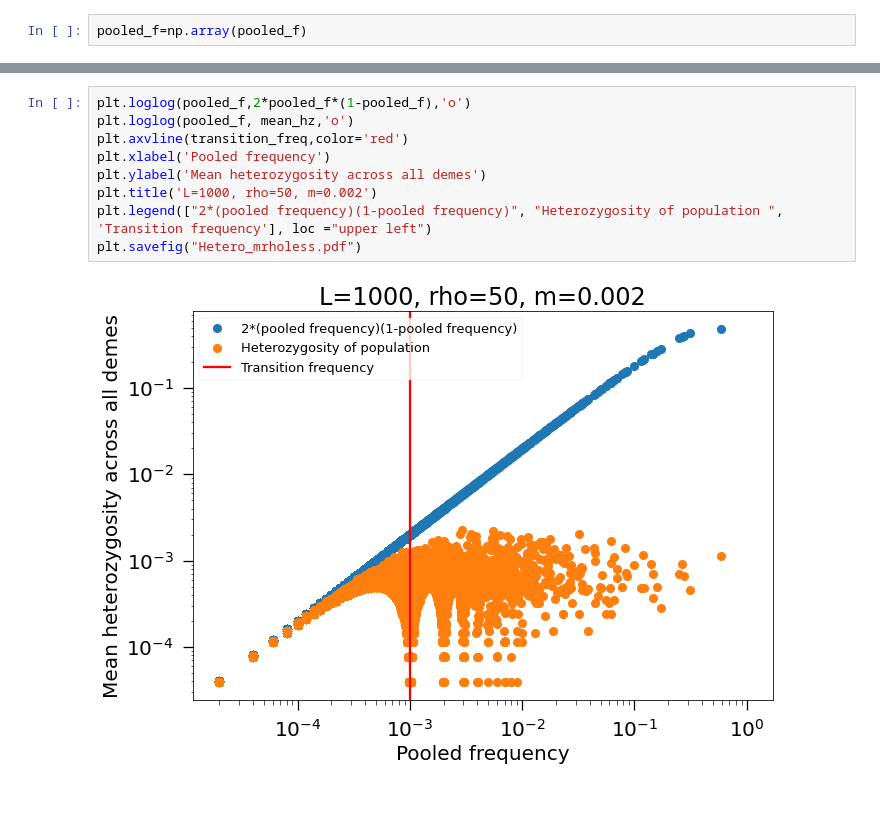
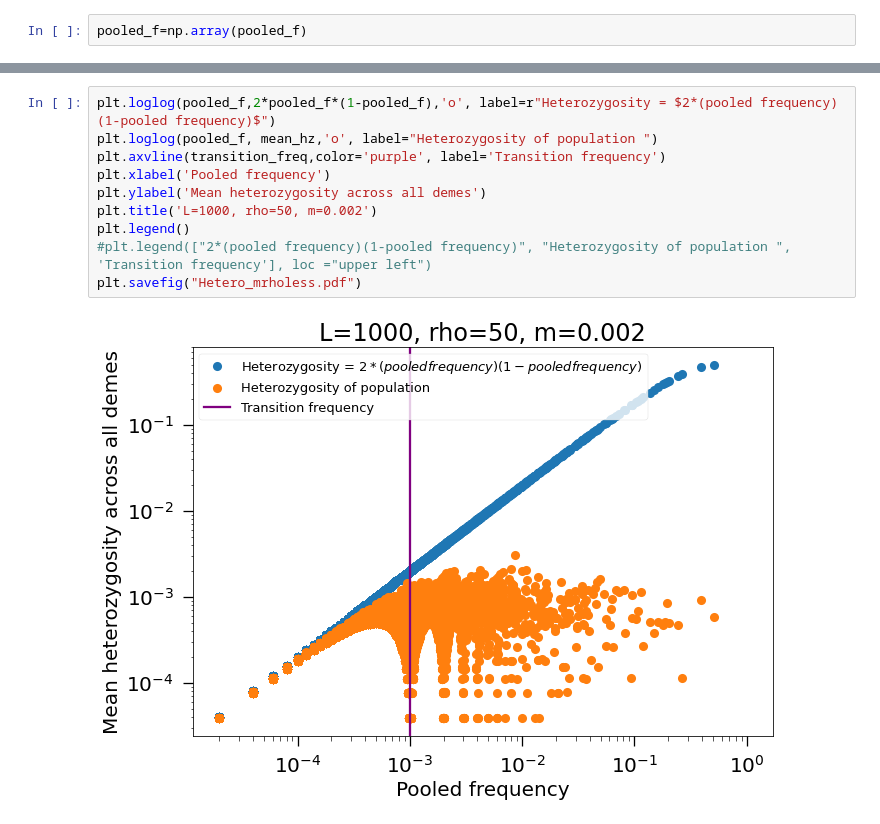
Before and after one commit to weissmanlab/Genetic_Diversity_Space, a Jupyter notebook: Heterozygosity_Mrholess.ipynb, the cells around one changed output, grey strips where cells are left out. Cells and saved outputs as stored; diff of their text form.

```diff
--- a/Heterozygosity_Mrholess.ipynb
+++ b/Heterozygosity_Mrholess.ipynb
@@ -260,13 +260,14 @@ print(a)
 
 [99997 rows x 1 columns]
 # %%
-plt.loglog(pooled_f,2*pooled_f*(1-pooled_f),'o')
-plt.loglog(pooled_f, mean_hz,'o')
-plt.axvline(transition_freq,color='red')
+plt.loglog(pooled_f,2*pooled_f*(1-pooled_f),'o', label=r"Heterozygosity = $2*(pooled frequency)(1-pooled frequency)$")
+plt.loglog(pooled_f, mean_hz,'o', label="Heterozygosity of population ")
+plt.axvline(transition_freq,color='purple', label='Transition frequency')
 plt.xlabel('Pooled frequency')
 plt.ylabel('Mean heterozygosity across all demes')
 plt.title('L=1000, rho=50, m=0.002')
-plt.legend(["2*(pooled frequency)(1-pooled frequency)", "Heterozygosity of population ", 'Transition frequency'], loc ="upper left")
+plt.legend()
+#plt.legend(["2*(pooled frequency)(1-pooled frequency)", "Heterozygosity of population ", 'Transition frequency'], loc ="upper left")
 plt.savefig("Hetero_mrholess.pdf")
 # %% [output]
-[figure, old version]
+[figure, new version]
```
Also changed, not shown: parts of 1 cell of this notebook.
